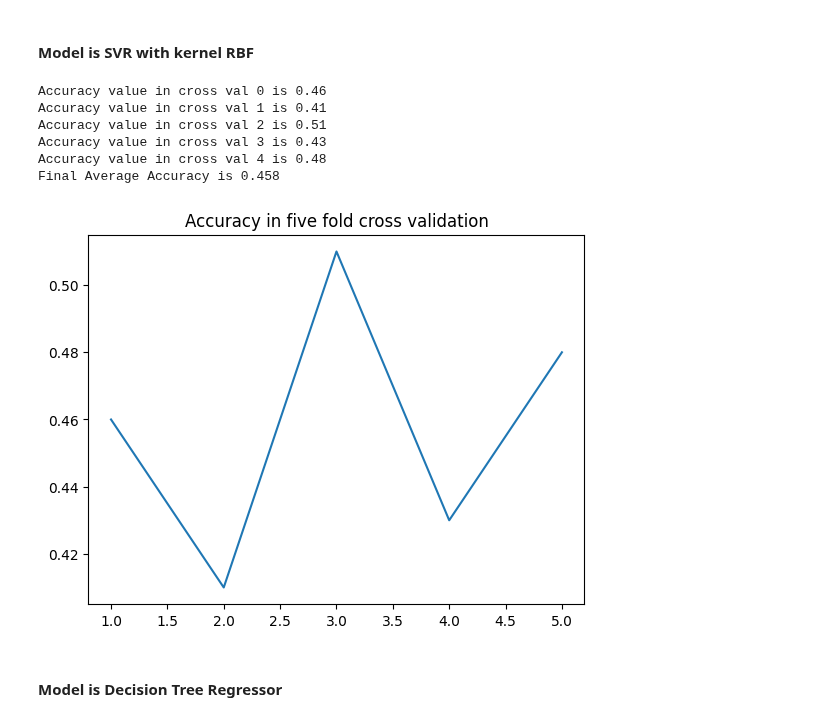
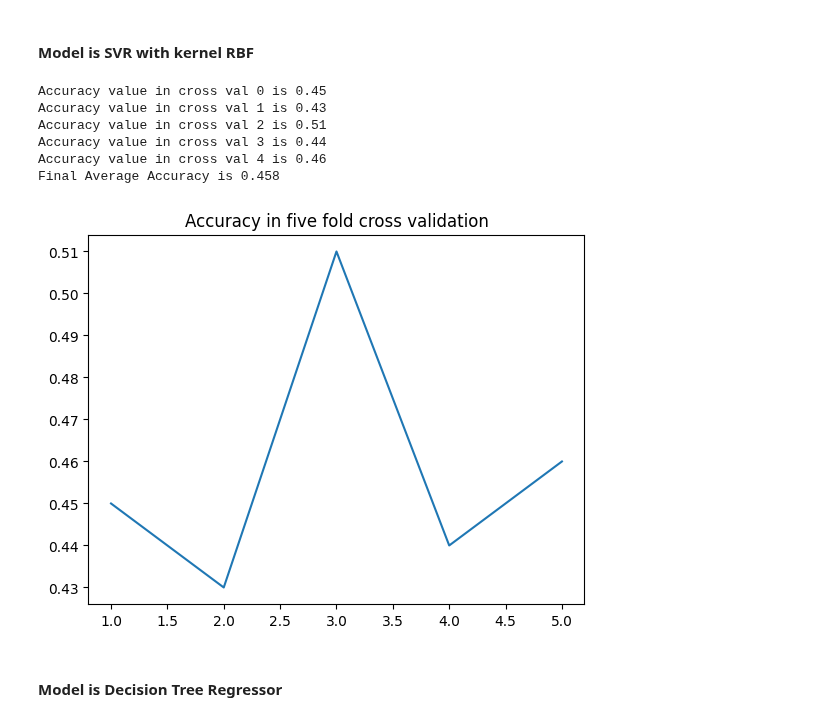
Before and after one commit to arjun8009/Python-Exeter, a Jupyter notebook: Learning Form Data ECMM445-CA1.ipynb, the cells around one changed output. Drawn from its saved outputs; the diff is of its cells as text; code cells hidden in the pictures.

```diff
--- a/Learning Form Data ECMM445-CA1.ipynb
+++ b/Learning Form Data ECMM445-CA1.ipynb
@@ -525,7 +465,7 @@ verify column name Financial Risk and number of outliers is 0
 # %% [markdown]
 ###### Data Distribution for Continuous Variables
 # %%
-continuous_columns = list(data_quality_report.columns)
+continuous_columns = list(data_quality_report.columns) + ['Financial Risk']
 dataset_continuous = data[[i for i in continuous_columns]]
 # %%
 data
@@ -785,8 +717,8 @@ dict_data['Revenues'] = list(box_cox_fit_Revenues)
 dict_data['Revchange'] = list(data_continuous_normalized['Revchange'])
 dict_data['Profits'] = list(data_continuous_normalized['Profits'])
 dict_data['Assets'] = list(box_cox_fit_Assets)
-dict_data['Change in Profits']  = data_continuous_standardized['Change in Profits']
-dict_data['Change in Revenue']  = list(box_cox_fit_Revenues_changes)
+#dict_data['Change in Profits']  = data_continuous_standardized['Change in Profits']
+#dict_data['Change in Revenue']  = list(box_cox_fit_Revenues_changes)
 dict_data['Net Expenses'] = data['Net Expenses']
 dict_data['Totshequity'] = list_normalized_data
 dict_data['Risk Of Investment'] = data['Financial Risk']
@@ -1092,26 +1011,26 @@ Final Average Accuracy is 0.6
 #### Model is SVR with kernel RBF
 # %%
 Accuracy = []
-model_rbf = SVC(kernel='rbf')
+model_rbf = SVC(kernel='rbf',tol=0.0005)
 for i in range(5):
     model_rbf.fit(xtrains[train_indexes_per_split[i]],ytrains[train_indexes_per_split[i]])
     print('Accuracy value in cross val {0} is {1}'.format(i,accuracy_score(ytrains[test_indexes_per_split[i]],
     model_rbf.predict(xtrains[test_indexes_per_split[i]]))))
     Accuracy.append(accuracy_score(ytrains[test_indexes_per_split[i]],
     model_rbf.predict(xtrains[test_indexes_per_split[i]])))
 print('Final Average Accuracy is {0}'.format(sum(Accuracy)/5))
 plt.figure()
 plt.title('Accuracy in five fold cross validation')
 plt.plot([1,2,3,4,5],Accuracy)
 plt.show()
 # %% [output]
-Accuracy value in cross val 0 is 0.46
-Accuracy value in cross val 1 is 0.41
+Accuracy value in cross val 0 is 0.45
+Accuracy value in cross val 1 is 0.43
 Accuracy value in cross val 2 is 0.51
-Accuracy value in cross val 3 is 0.43
-Accuracy value in cross val 4 is 0.48
+Accuracy value in cross val 3 is 0.44
+Accuracy value in cross val 4 is 0.46
 Final Average Accuracy is 0.458
-[figure, old version]
+[figure, new version]
 # %% [markdown]
 #### Model is Decision Tree Regressor
 # %%
```
Also changed, not shown: parts of 41 cells of this notebook.
